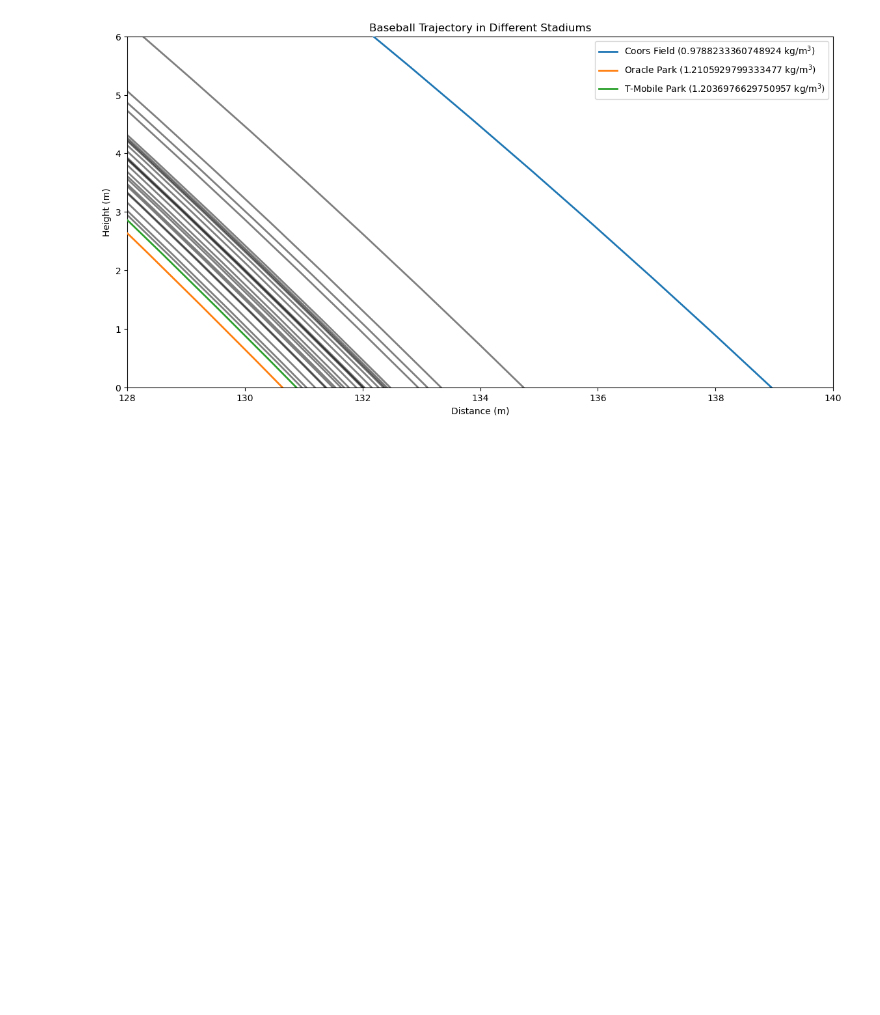
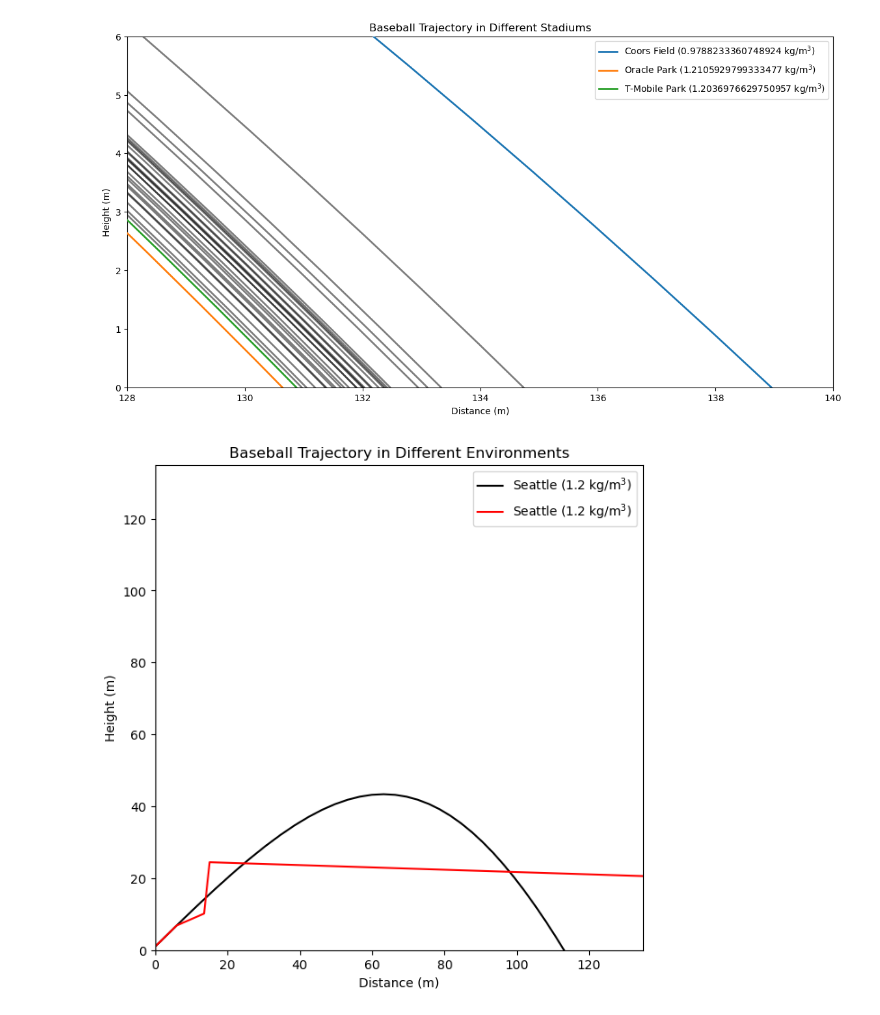
Before and after one commit to brodiemonohan/MLB-in-Seattle, a Jupyter notebook: atmosphere_effects/example.ipynb, the cells around one changed output. Drawn from its saved outputs; the diff is of its cells as text; code cells hidden in the pictures; blank space fills up the shorter version.

```diff
--- a/atmosphere_effects/example.ipynb
+++ b/atmosphere_effects/example.ipynb
@@ -101,3 +101,29 @@ plt.savefig('full_trajectory_plot.png', bbox_inches = 'tight')
 plt.show()
 # %% [output]
 [figure]
+# %%
+# with vs without spin-down
+import trajectory_calculation as tr
+import air_densities as ad
+import pandas as pd
+import numpy as np
+import matplotlib.pyplot as plt
+
+v = 45  # m/s
+omega = 150  # rad/s
+rho = 1.2  # kg/m^3
+axis = 0  # rad, pure backspin
+angle = np.pi/4  # rad (30 deg)
+step = 0.2  # s
+
+plt.figure(figsize=(7,7))
+tr.trajectory(v, omega, 1.2, angle, axis, step, label='Seattle', color='k', linestyle='-', savefig=False, sd=False)
+tr.trajectory(v, omega, 1.2, angle, axis, step, label='Seattle', color='r', linestyle='-', savefig=False)
+
+plt.title('Baseball Trajectory in Different Environments')
+plt.xlim(0, 135)
+plt.ylim(0, 135)
+plt.savefig('trajectory_plot.png', bbox_inches = 'tight')
+plt.show()
+# %% [output]
+[figure, added]
```
Also changed, not shown: parts of 2 cells of this notebook, 16 other files.
